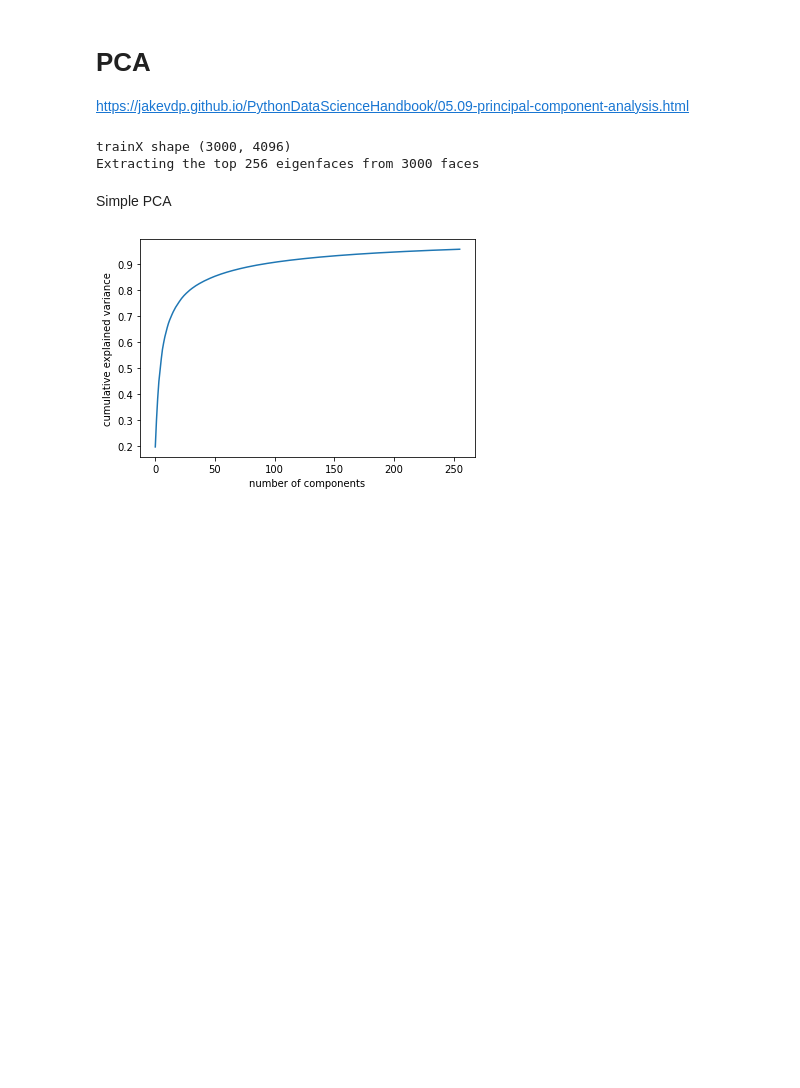
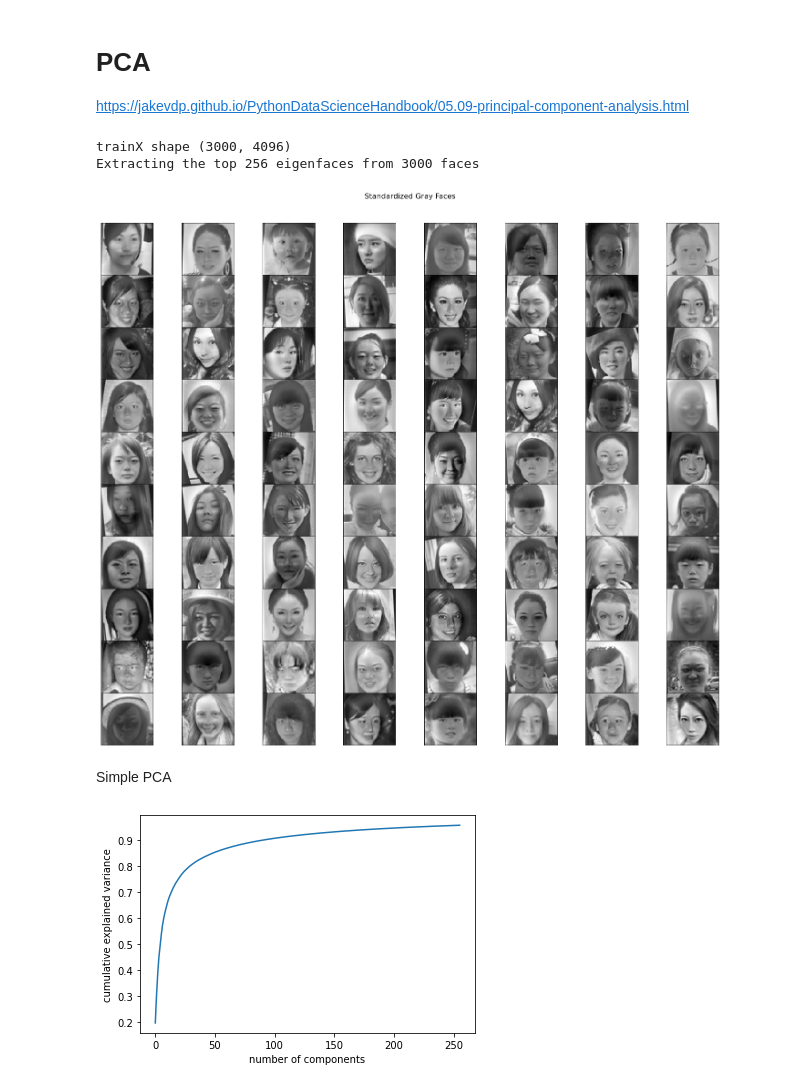
Before and after one commit to 104corp/Face-Recognition, a Jupyter notebook: Colab_NoteBooks/SVM.ipynb, the cells around one changed output. Saved outputs shown, nothing was run; the diff lists cells and outputs as text; code cells hidden in the pictures; blank space fills up the shorter version.

```diff
--- a/Colab_NoteBooks/SVM.ipynb
+++ b/Colab_NoteBooks/SVM.ipynb
@@ -125,13 +120,19 @@ origin_img_size = (64, 64)
 pca_img_size = (16, 16)
 n_components = pca_img_size[0] * pca_img_size[1]
 # %%
-trainX = standardized_img_data - meanFace
+trainX = standardized_img_data - np.tile(meanFace, (3000, 1))
 n_samples = trainX.shape[0]
 print("trainX shape", trainX.shape)
 print("Extracting the top %d eigenfaces from %d faces" % (n_components, trainX.shape[0]))
 # %% [output]
 trainX shape (3000, 4096)
 Extracting the top 256 eigenfaces from 3000 faces
+# %%
+plotIndex = 0
+n_col, n_row = 8, 10
+plot_gallery("Standardized Gray Faces", trainX[plotIndex:plotIndex + n_col * n_row], n_col = n_col, n_row = n_row)
+# %% [output]
+[figure, added]
 # %% [markdown]
 Simple PCA
 # %%
```
Also changed, not shown: parts of 15 cells of this notebook.
